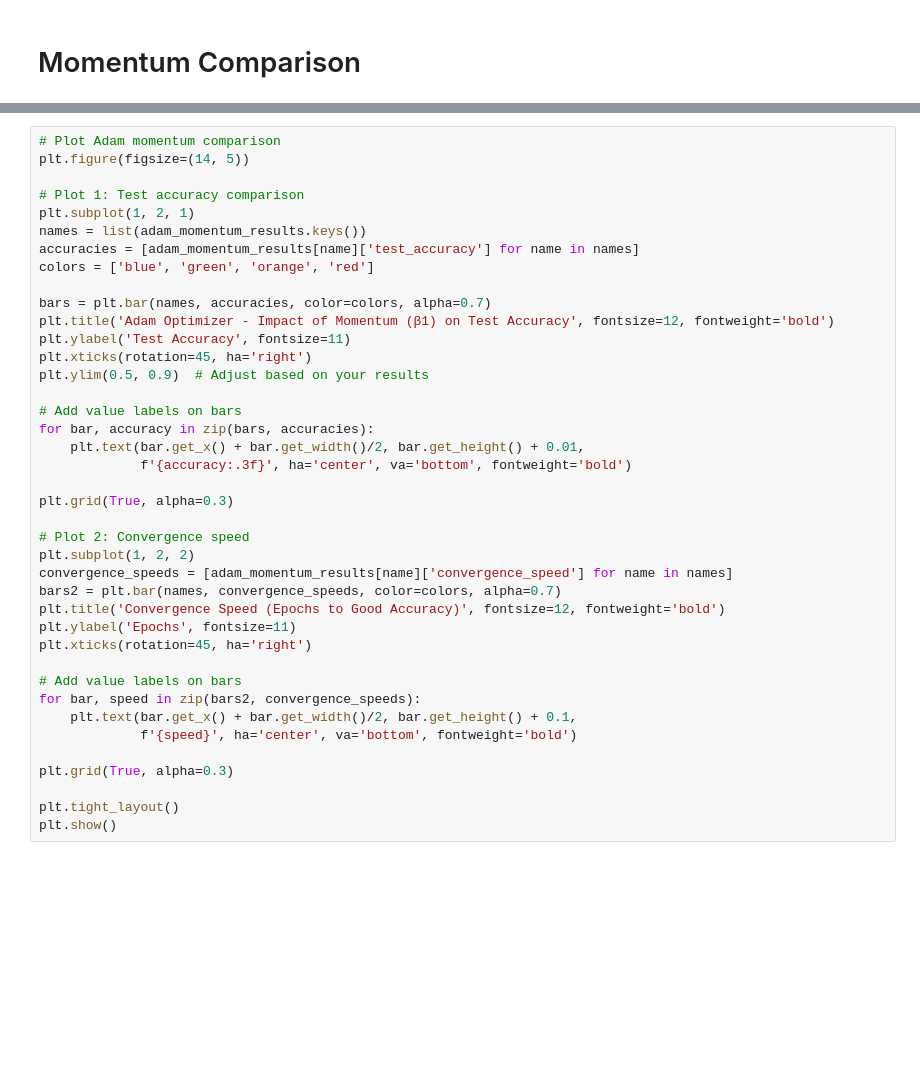
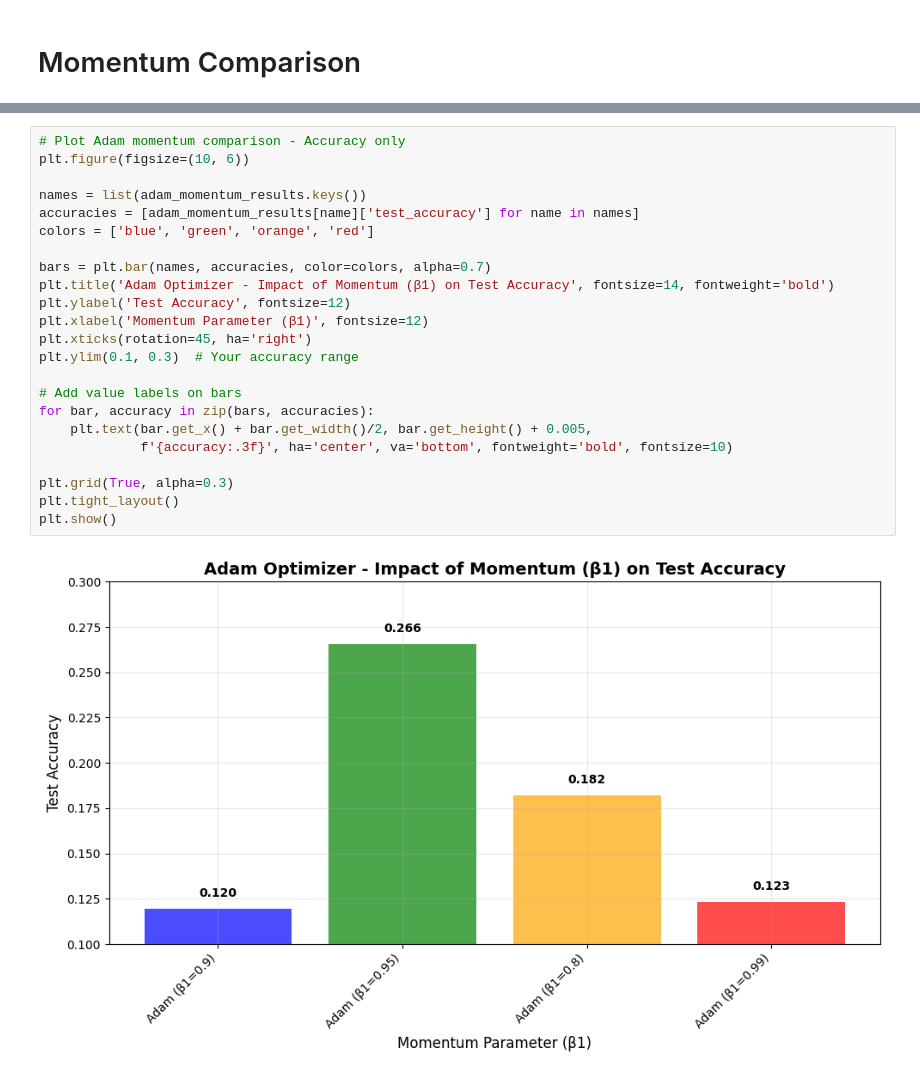
Before and after one commit to HimethW/CNN-for-image-classification--EN3150, a Jupyter notebook: AssignmentCNN.ipynb, the cells around one changed output, grey strips where cells are left out. Saved outputs shown, nothing was run; the diff lists cells and outputs as text; blank space fills up the shorter version.

Commit message:
optimizer momentum comparison results added

```diff
--- a/AssignmentCNN.ipynb
+++ b/AssignmentCNN.ipynb
@@ -393,40 +420,25 @@ adam_momentum_results = compare_adam_momentums()
 # %%
-# Plot Adam momentum comparison
-plt.figure(figsize=(14, 5))
+# Plot Adam momentum comparison - Accuracy only
+plt.figure(figsize=(10, 6))
 
-# Plot 1: Test accuracy comparison
-plt.subplot(1, 2, 1)
 names = list(adam_momentum_results.keys())
 accuracies = [adam_momentum_results[name]['test_accuracy'] for name in names]
 colors = ['blue', 'green', 'orange', 'red']
 
 bars = plt.bar(names, accuracies, color=colors, alpha=0.7)
-plt.title('Adam Optimizer - Impact of Momentum (β1) on Test Accuracy', fontsize=12, fontweight='bold')
-plt.ylabel('Test Accuracy', fontsize=11)
+plt.title('Adam Optimizer - Impact of Momentum (β1) on Test Accuracy', fontsize=14, fontweight='bold')
+plt.ylabel('Test Accuracy', fontsize=12)
+plt.xlabel('Momentum Parameter (β1)', fontsize=12)
 plt.xticks(rotation=45, ha='right')
-plt.ylim(0.5, 0.9)  # Adjust based on your results
+plt.ylim(0.1, 0.3)  # Your accuracy range
 
 # Add value labels on bars
 for bar, accuracy in zip(bars, accuracies):
-    plt.text(bar.get_x() + bar.get_width()/2, bar.get_height() + 0.01,
-             f'{accuracy:.3f}', ha='center', va='bottom', fontweight='bold')
+    plt.text(bar.get_x() + bar.get_width()/2, bar.get_height() + 0.005,
+             f'{accuracy:.3f}', ha='center', va='bottom', fontweight='bold', fontsize=10)
 
 plt.grid(True, alpha=0.3)
-
-# Plot 2: Convergence speed
-plt.subplot(1, 2, 2)
-convergence_speeds = [adam_momentum_results[name]['convergence_speed'] for name in names]
-bars2 = plt.bar(names, convergence_speeds, color=colors, alpha=0.7)
-plt.title('Convergence Speed (Epochs to Good Accuracy)', fontsize=12, fontweight='bold')
-plt.ylabel('Epochs', fontsize=11)
-plt.xticks(rotation=45, ha='right')
-
-# Add value labels on bars
-for bar, speed in zip(bars2, convergence_speeds):
-    plt.text(bar.get_x() + bar.get_width()/2, bar.get_height() + 0.1,
-             f'{speed}', ha='center', va='bottom', fontweight='bold')
-
-plt.grid(True, alpha=0.3)
-
 plt.tight_layout()
 plt.show()
+# %% [output]
+[figure, added]
```
Also changed, not shown: parts of 3 cells of this notebook.
